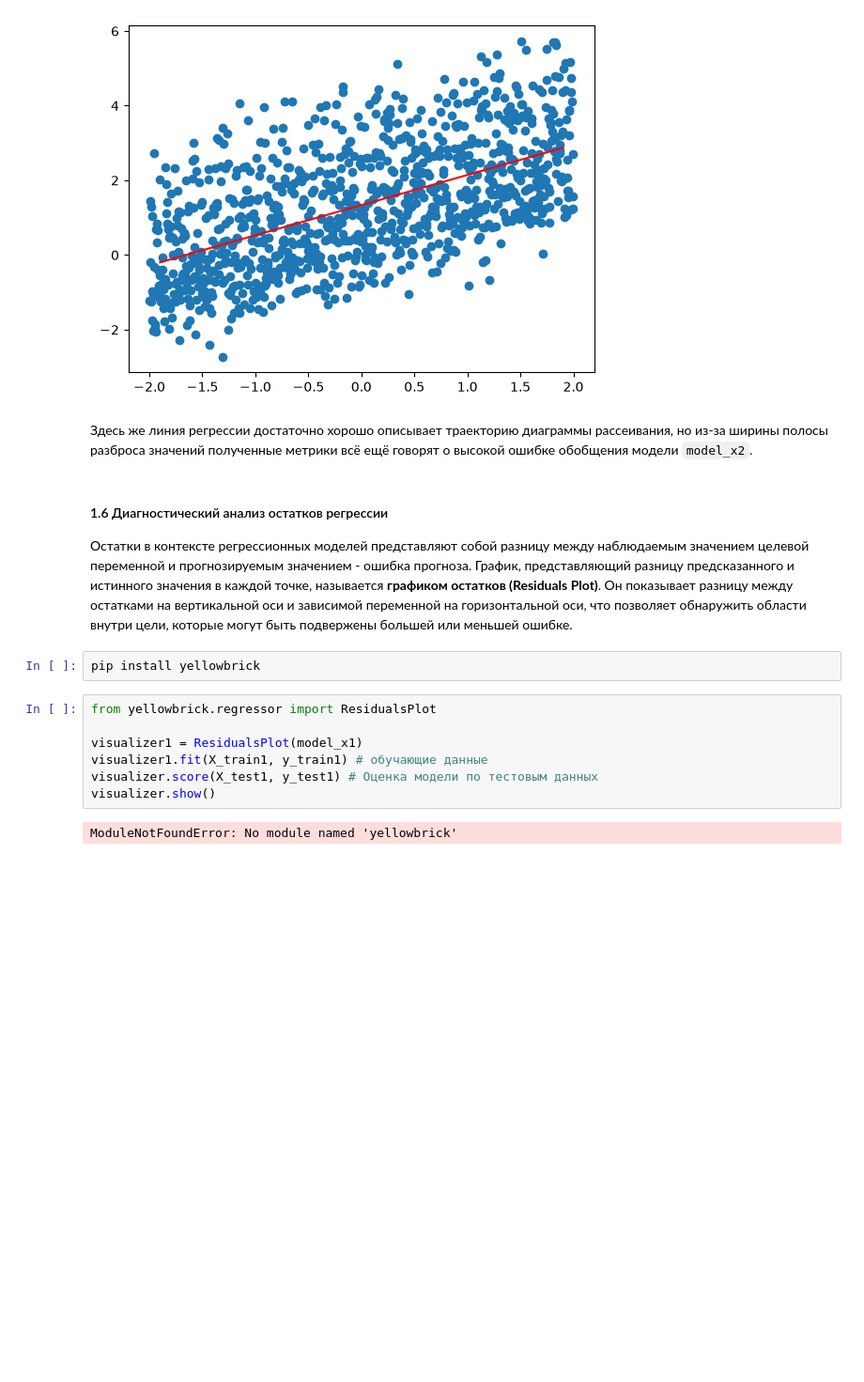
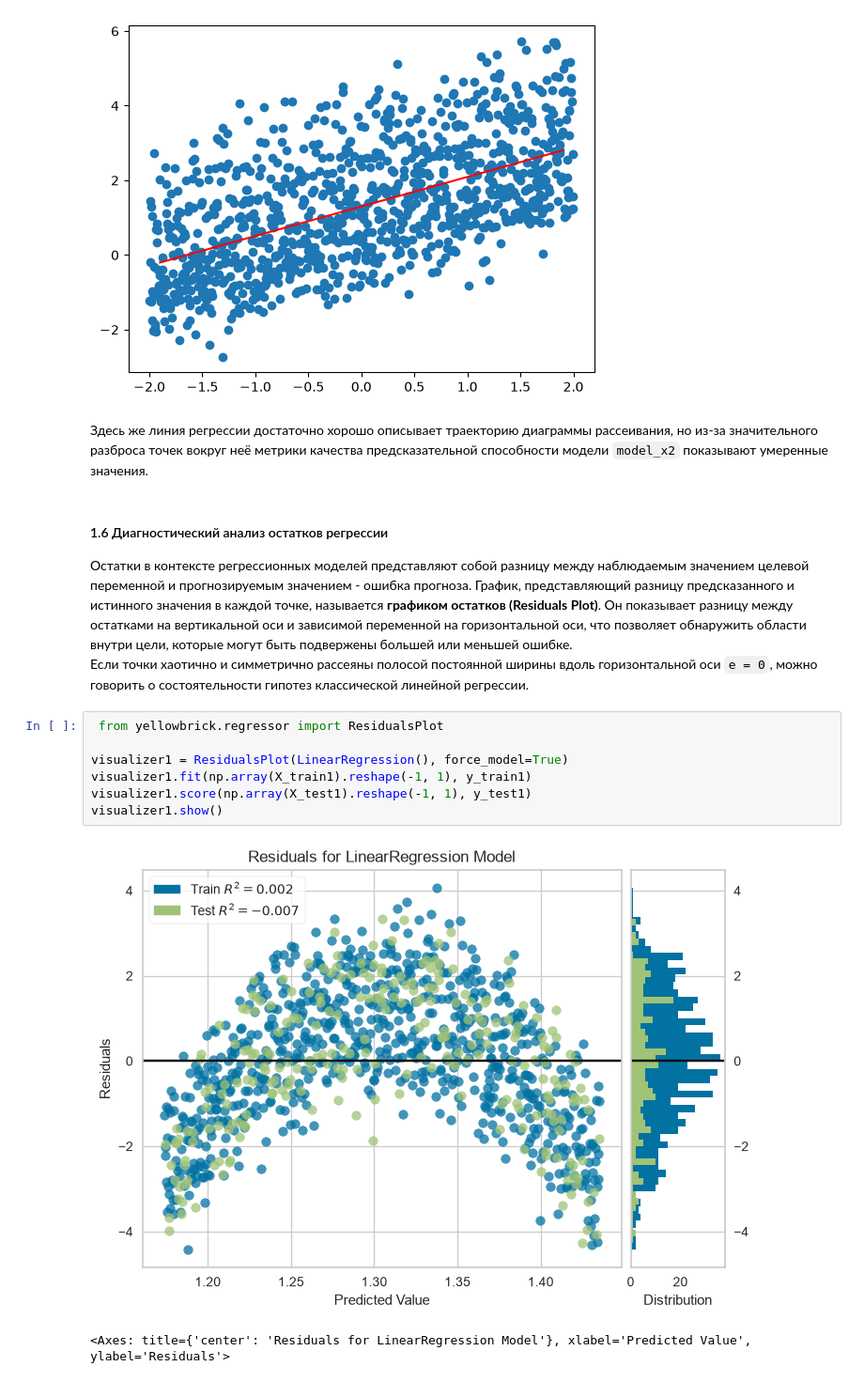
Before and after one commit to AlekseevaAnna1/data-analytics-labs, a Jupyter notebook: ЛР3_Алексеева_1.ipynb, the cells around one changed output. Shown at 94% size. Saved outputs shown, nothing was run; the diff lists cells and outputs as text; blank space fills up the shorter version.

```diff
--- a/ЛР3_Алексеева_1.ipynb
+++ b/ЛР3_Алексеева_1.ipynb
@@ -242,19 +244,20 @@ plt.plot([-1.9, 1.9], [a2*(-1.9) + b2, a2*(1.9) + b2], "r")
 [<matplotlib.lines.Line2D at 0x...>]
 [figure]
 # %% [markdown]
-Здесь же линия регрессии достаточно хорошо описывает траекторию диаграммы рассеивания, но из-за ширины полосы разброса значений полученные метрики всё ещё говорят о высокой ошибке обобщения модели `model_x2`.
+Здесь же линия регрессии достаточно хорошо описывает траекторию диаграммы рассеивания, но из-за значительного разброса точек вокруг неё метрики качества предсказательной способности модели `model_x2` показывают умеренные значения.
 # %% [markdown]
 #### 1.6 Диагностический анализ остатков регрессии
 Остатки в контексте регрессионных моделей представляют собой разницу между наблюдаемым значением целевой переменной и прогнозируемым значением - ошибка прогноза. График, представляющий разницу предсказанного и истинного значения в каждой точке, называется **графиком остатков (Residuals Plot)**. Он показывает разницу между остатками на вертикальной оси и зависимой переменной на горизонтальной оси, что позволяет обнаружить области внутри цели, которые могут быть подвержены
 большей или меньшей ошибке.
+Если точки хаотично и симметрично рассеяны полосой постоянной ширины вдоль горизонтальной оси `e = 0`, можно говорить о состоятельности гипотез классической
+линейной регрессии.
-# %%
-pip install yellowbrick
 # %%
-from yellowbrick.regressor import ResidualsPlot
+ from yellowbrick.regressor import ResidualsPlot
 
-visualizer1 = ResidualsPlot(model_x1)
-visualizer1.fit(X_train1, y_train1) # обучающие данные
-visualizer.score(X_test1, y_test1) # Оценка модели по тестовым данных
-visualizer.show()
+visualizer1 = ResidualsPlot(LinearRegression(), force_model=True)
+visualizer1.fit(np.array(X_train1).reshape(-1, 1), y_train1)
+visualizer1.score(np.array(X_test1).reshape(-1, 1), y_test1)
+visualizer1.show()
 # %% [output]
+[figure, added]
-ModuleNotFoundError: No module named 'yellowbrick'
+<Axes: title={'center': 'Residuals for LinearRegression Model'}, xlabel='Predicted Value', ylabel='Residuals'>
```
Also changed, not shown: parts of 10 cells of this notebook.
